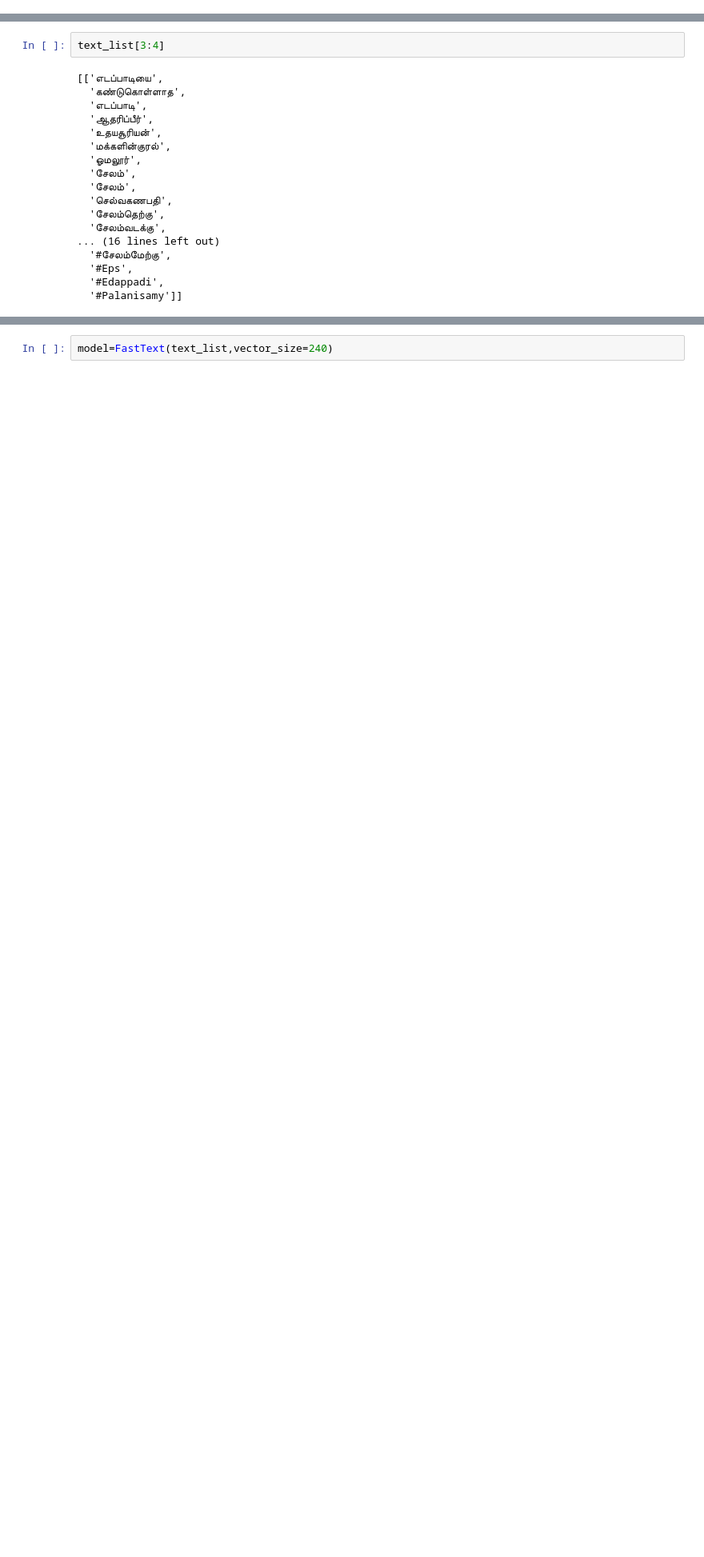
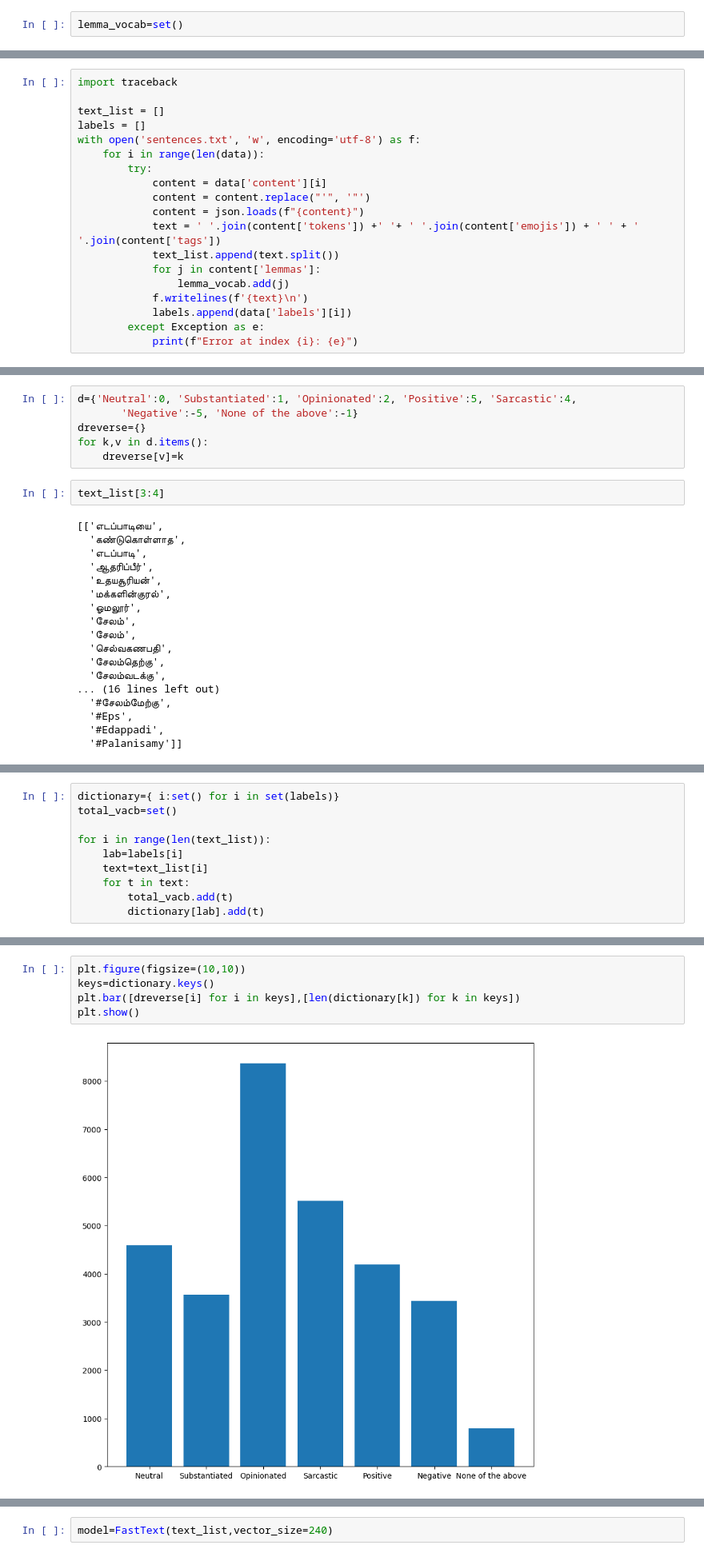
Before and after one commit to kavirajmetech/DravidianLangTechSharedTask, a Jupyter notebook: data_processing/data_process.ipynb, the cells around one changed output, grey strips where cells are left out. Shown at 80% size. Cells and saved outputs as stored; diff of their text form; blank space fills up the shorter version.

```diff
--- a/data_processing/data_process.ipynb
+++ b/data_processing/data_process.ipynb
@@ -28 +23,3 @@ size=10
+# %%
+lemma_vocab=set()
 # %%
@@ -58,0 +44,19 @@ with open('sentences.txt','w',encoding='utf-8') as f:
+# %%
+import traceback
+
+text_list = []
+labels = []
+with open('sentences.txt', 'w', encoding='utf-8') as f:
+    for i in range(len(data)):
+        try:
+            content = data['content'][i]
+            content = content.replace("'", '"')
+            content = json.loads(f"{content}")
+            text = ' '.join(content['tokens']) +' '+ ' '.join(content['emojis']) + ' ' + ' '.join(content['tags'])
+            text_list.append(text.split())
+            for j in content['lemmas']:
+                lemma_vocab.add(j)
+            f.writelines(f'{text}\n')
+            labels.append(data['labels'][i])
+        except Exception as e:
+            print(f"Error at index {i}: {e}")
@@ -59,3 +79,9 @@ with open('sentences.txt','w',encoding='utf-8') as f:
+# %%
+d={'Neutral':0, 'Substantiated':1, 'Opinionated':2, 'Positive':5, 'Sarcastic':4,
+       'Negative':-5, 'None of the above':-1}
+dreverse={}
+for k,v in d.items():
+    dreverse[v]=k
 # %%
 text_list[3:4]
 # %% [output]
@@ -78,0 +107,10 @@ text_list[3:4]
+# %%
+dictionary={ i:set() for i in set(labels)}
+total_vacb=set()
+
+for i in range(len(text_list)):
+    lab=labels[i]
+    text=text_list[i]
+    for t in text:
+        total_vacb.add(t)
+        dictionary[lab].add(t)
@@ -78,0 +124,7 @@ text_list[3:4]
+# %%
+plt.figure(figsize=(10,10))
+keys=dictionary.keys()
+plt.bar([dreverse[i] for i in keys],[len(dictionary[k]) for k in keys])
+plt.show()
+# %% [output]
+[figure, added]
```
Also changed, not shown: parts of 15 cells of this notebook, 1 other file.
